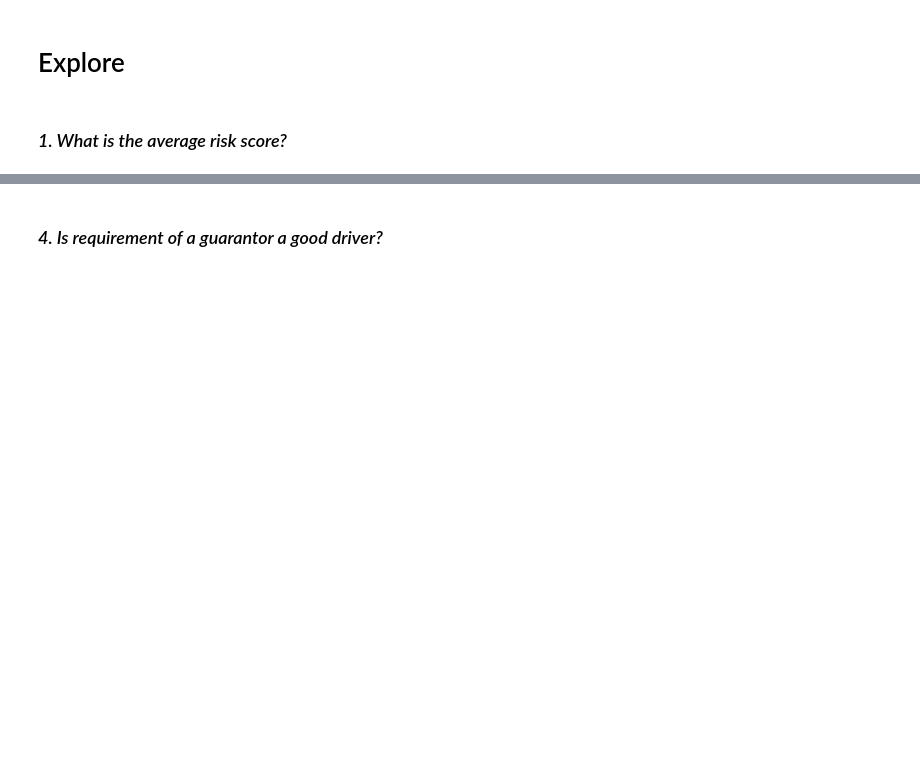
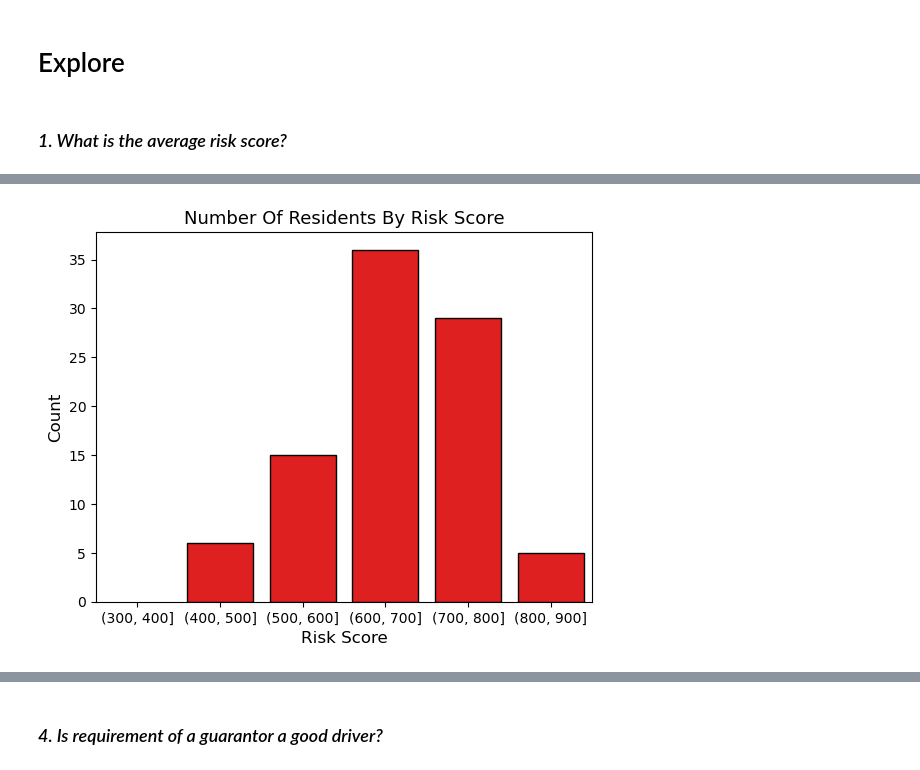
Before and after one commit to Project-DANE/DANE, a Jupyter notebook: final_notebook.ipynb, the cells around one changed output, grey strips where cells are left out. Saved outputs shown, nothing was run; the diff lists cells and outputs as text; code cells hidden in the pictures; blank space fills up the shorter version.

```diff
--- a/final_notebook.ipynb
+++ b/final_notebook.ipynb
@@ -143,0 +153,4 @@ ____
+# %%
+e.countplot_a(train, 'risk_score', color = 'red')
+# %% [output]
+[figure, added]
```
Also changed, not shown: parts of 19 cells of this notebook, 1 other file.
